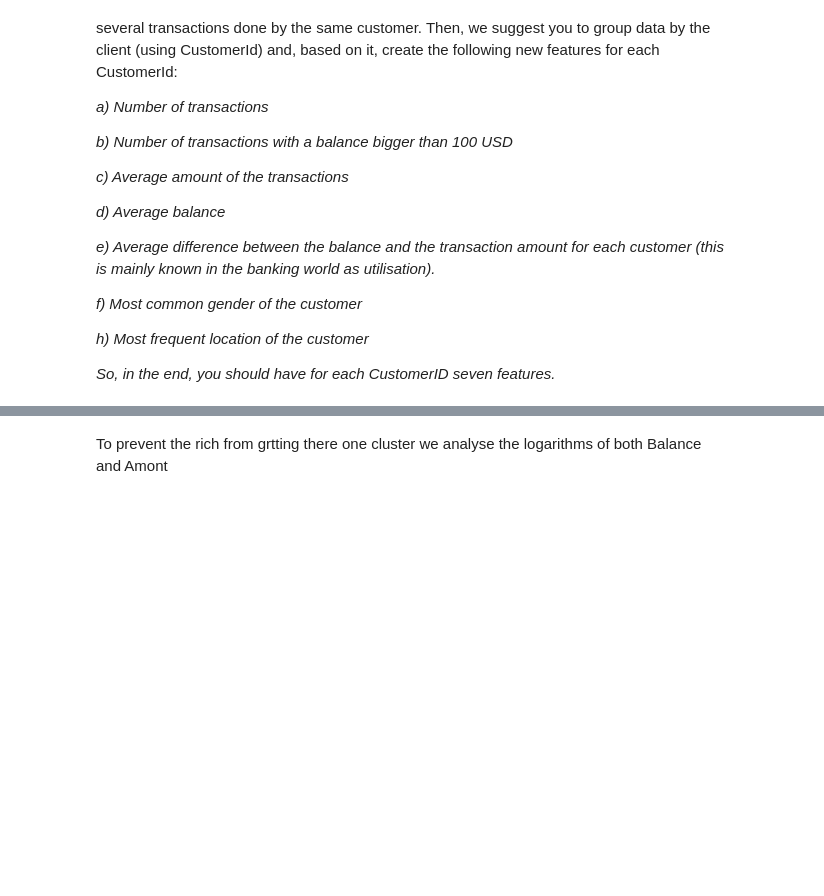
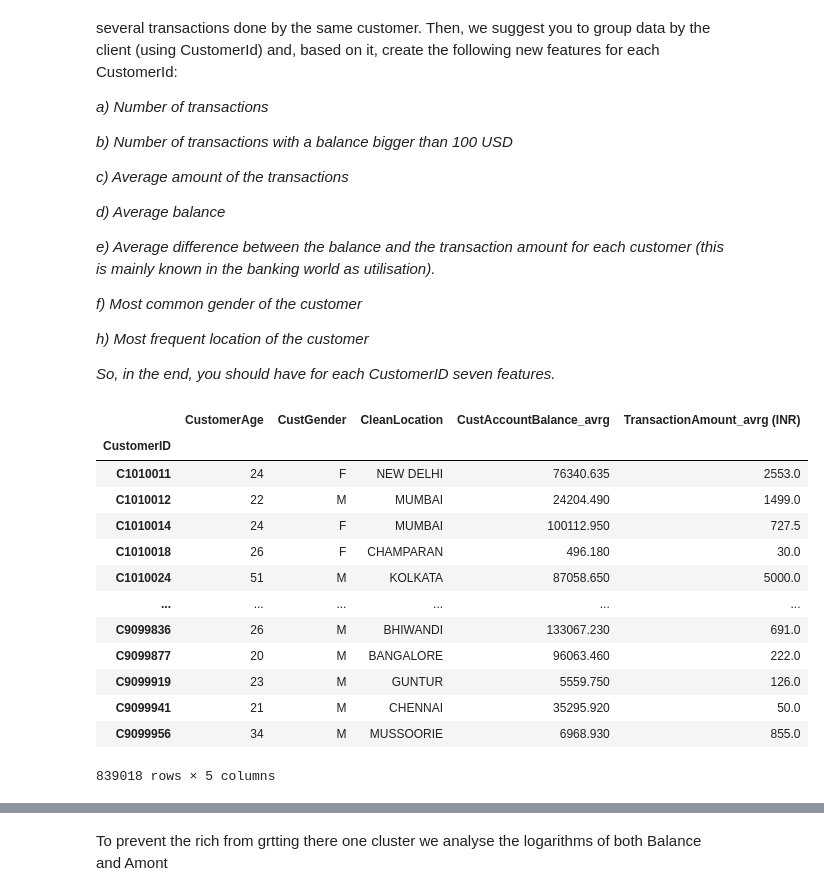
Before and after one commit to Mamiglia/ADM_HW_4, a Jupyter notebook: main.ipynb, the cells around one changed output, grey strips where cells are left out. Cells and saved outputs as stored; diff of their text form; code cells hidden in the pictures; blank space fills up the shorter version.

```diff
--- a/main.ipynb
+++ b/main.ipynb
@@ -154,8 +142,22 @@ Sometimes, the features (variables, fields) are not given in a dataset but can b
 
 *So, in the end, you should have for each CustomerID seven features.*
 # %%
-tras \
-    .groupby('CustomerID')[['CustomerAge']].agg(lambda x: x.mode())
+custs
+# %% [output]
+|  | CustomerAge | CustGender | CleanLocation | CustAccountBalance_avrg | TransactionAmount_avrg (INR) |
+| CustomerID |  |  |  |  |  |
+| C1010011 | 24 | F | NEW DELHI | 76340.635 | 2553.0 |
+| C1010012 | 22 | M | MUMBAI | 24204.490 | 1499.0 |
+| C1010014 | 24 | F | MUMBAI | 100112.950 | 727.5 |
+| C1010018 | 26 | F | CHAMPARAN | 496.180 | 30.0 |
+| C1010024 | 51 | M | KOLKATA | 87058.650 | 5000.0 |
+| ... | ... | ... | ... | ... | ... |
+| C9099836 | 26 | M | BHIWANDI | 133067.230 | 691.0 |
+| C9099877 | 20 | M | BANGALORE | 96063.460 | 222.0 |
+| C9099919 | 23 | M | GUNTUR | 5559.750 | 126.0 |
+| C9099941 | 21 | M | CHENNAI | 35295.920 | 50.0 |
+| C9099956 | 34 | M | MUSSOORIE | 6968.930 | 855.0 |
+839018 rows × 5 columns
 # %%
 custs = tras \
     .groupby('CustomerID')[['CustomerAge', 'CustGender', 'CleanLocation']] \
```
Also changed, not shown: parts of 21 cells of this notebook.
